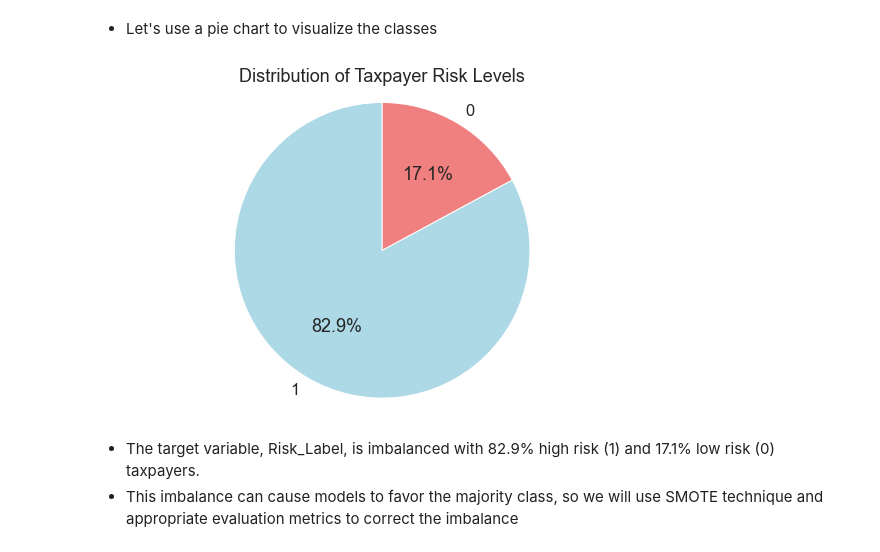
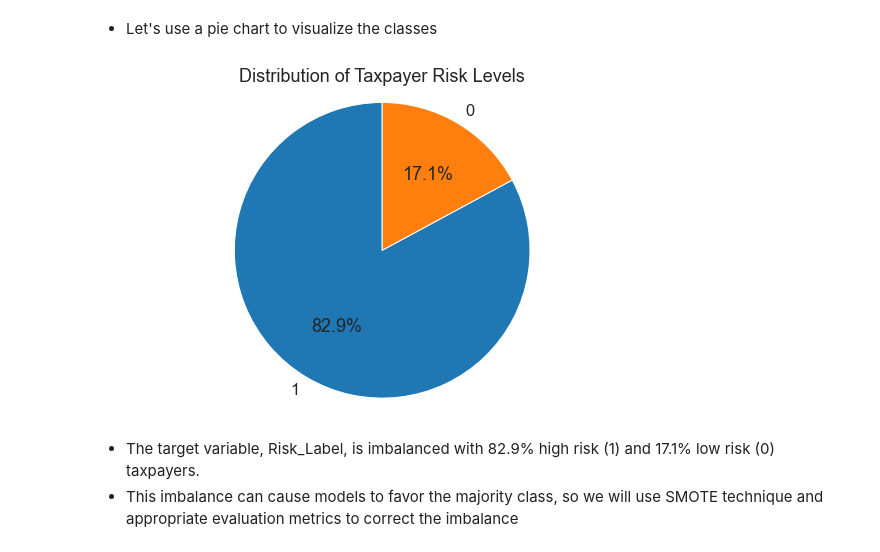
Before and after one commit to Harriet-ngomo/Taxpayer-Risk-Classification, a Jupyter notebook: index.ipynb, the cells around one changed output. Drawn from its saved outputs; the diff is of its cells as text; code cells hidden in the pictures.

```diff
--- a/index.ipynb
+++ b/index.ipynb
@@ -335,18 +335,19 @@ Name: Risk_Label, dtype: float64
 # %%
 # Create a pie chart to visualize the Risk label
 risk_counts = data['Risk_Label'].value_counts()
-
+import seaborn as sns
+colors = sns.color_palette('tab10', n_colors=len(risk_counts))
 plt.figure(figsize=(10, 6))
 plt.pie(risk_counts,
         labels=risk_counts.index,
         autopct='%1.1f%%',
         startangle=90,
-        colors=['lightblue', 'lightcoral', 'lightgreen'])  # Adjust colors for 3 classes if needed
+        colors= colors)
 plt.title('Distribution of Taxpayer Risk Levels')
 plt.axis('equal')
 plt.show()
 # %% [output]
-[figure, old version]
+[figure, new version]
 # %% [markdown]
 - The target variable, Risk_Label, is imbalanced with 82.9% high risk (1) and 17.1% low risk (0) taxpayers.
 - This imbalance can cause models to favor the majority class, so we will use SMOTE technique  and appropriate evaluation metrics to correct the imbalance
```
Also changed, not shown: parts of 12 cells of this notebook.
